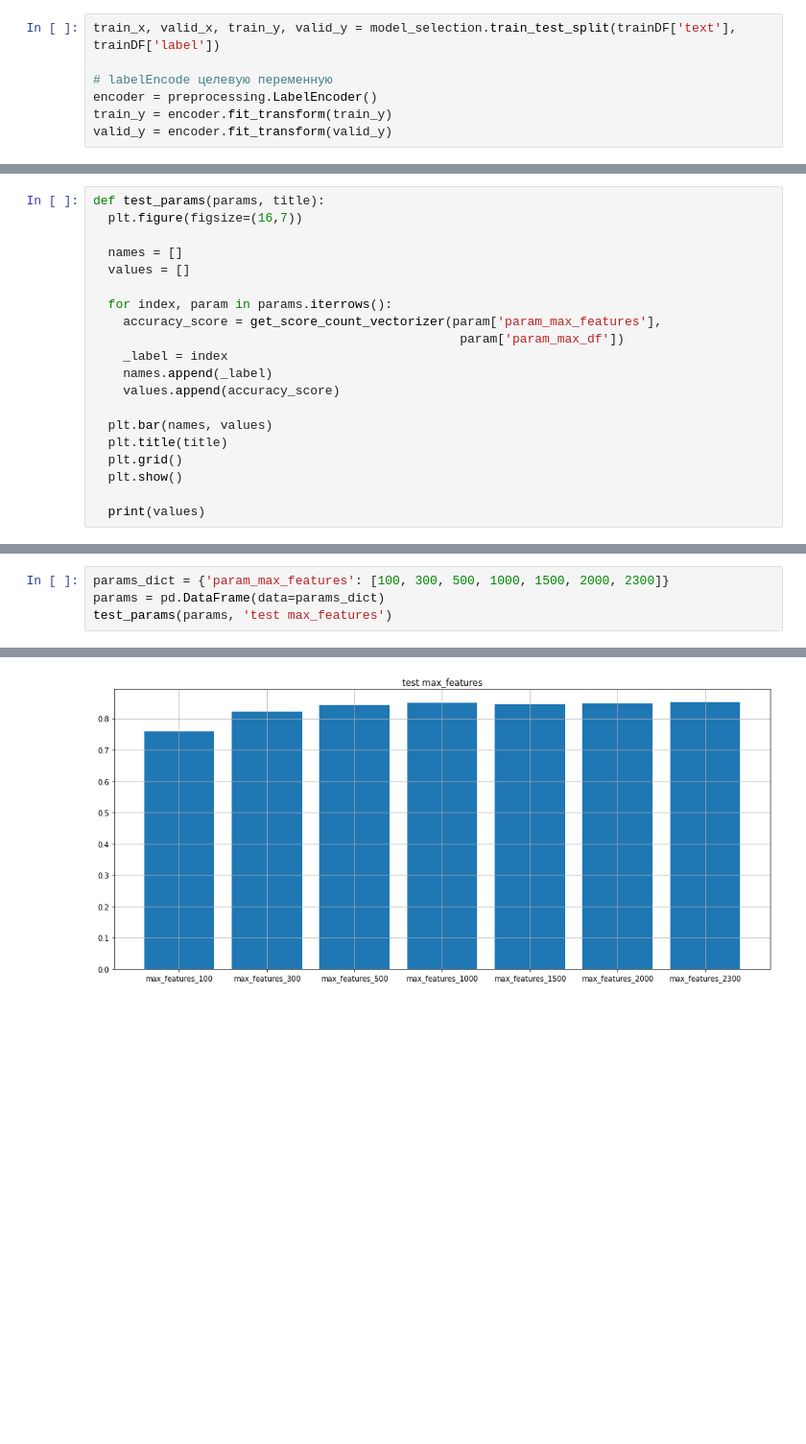
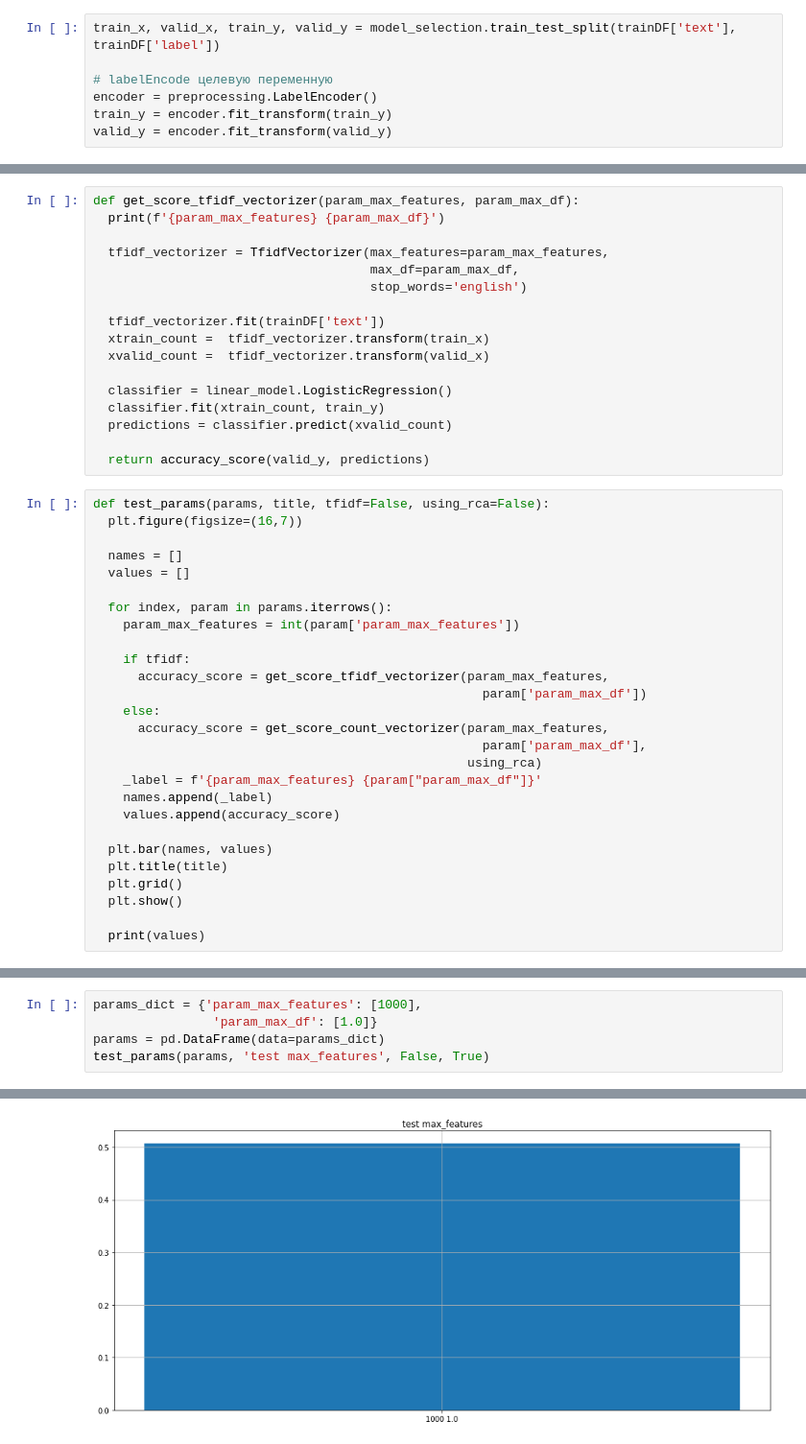
Before and after one commit to djo1006/Introduction-to-Natural-Language-Processing, a Jupyter notebook: hw_les_2/hw_les_2.ipynb, the cells around one changed output, grey strips where cells are left out. Shown at 96% size. Drawn from its saved outputs; the diff is of its cells as text; blank space fills up the shorter version.

```diff
--- a/hw_les_2/hw_les_2.ipynb
+++ b/hw_les_2/hw_les_2.ipynb
@@ -201,17 +205,41 @@ def get_score_count_vectorizer(param_max_features, param_max_df):
   # predictions
   # xtrain_count.shape
   return accuracy_score(valid_y, predictions)
+# %%
+def get_score_tfidf_vectorizer(param_max_features, param_max_df):
+  print(f'{param_max_features} {param_max_df}')
+
+  tfidf_vectorizer = TfidfVectorizer(max_features=param_max_features,
+                                     max_df=param_max_df,
+                                     stop_words='english')
+
+  tfidf_vectorizer.fit(trainDF['text'])
+  xtrain_count =  tfidf_vectorizer.transform(train_x)
+  xvalid_count =  tfidf_vectorizer.transform(valid_x)
+
+  classifier = linear_model.LogisticRegression()
+  classifier.fit(xtrain_count, train_y)
+  predictions = classifier.predict(xvalid_count)
+
+  return accuracy_score(valid_y, predictions)
 # %%
-def test_params(params, title):
+def test_params(params, title, tfidf=False, using_rca=False):
   plt.figure(figsize=(16,7))
 
   names = []
   values = []
 
   for index, param in params.iterrows():
-    accuracy_score = get_score_count_vectorizer(param['param_max_features'],
-                                                 param['param_max_df'])
-    _label = index
+    param_max_features = int(param['param_max_features'])
+
+    if tfidf:
+      accuracy_score = get_score_tfidf_vectorizer(param_max_features,
+                                                    param['param_max_df'])
+    else:
+      accuracy_score = get_score_count_vectorizer(param_max_features,
+                                                    param['param_max_df'],
+                                                  using_rca)
+    _label = f'{param_max_features} {param["param_max_df"]}'
     names.append(_label)
     values.append(accuracy_score)
 
@@ -224,5 +379,6 @@ def test_params(params, title):
 # %%
-params_dict = {'param_max_features': [100, 300, 500, 1000, 1500, 2000, 2300]}
+params_dict = {'param_max_features': [1000],
+                'param_max_df': [1.0]}
 params = pd.DataFrame(data=params_dict)
-test_params(params, 'test max_features')
+test_params(params, 'test max_features', False, True)
 # %% [output]
@@ -246 +393 @@ Please also refer to the documentation for alternative solver options:
-[figure, old version]
+[figure, new version]
```
Also changed, not shown: parts of 17 cells of this notebook.
